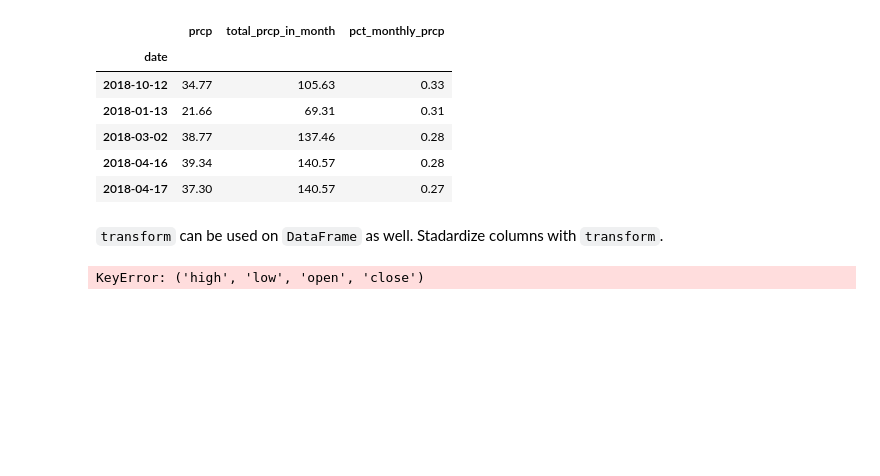
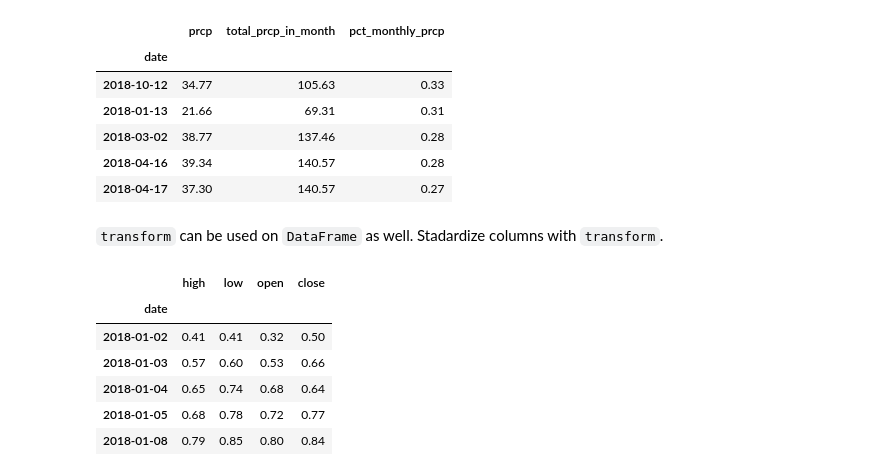
Before and after one commit to nadia-paz/ds-learning, a Jupyter notebook: data_analysis_pandas/07_df_operations.ipynb, the cells around one changed output. Drawn from its saved outputs; the diff is of its cells as text; code cells hidden in the pictures; blank space fills up the shorter version.

```diff
--- a/data_analysis_pandas/07_df_operations.ipynb
+++ b/data_analysis_pandas/07_df_operations.ipynb
@@ -859,8 +859,14 @@ weather.query('datatype == "PRCP"')\
 `transform` can be used on `DataFrame` as well. Stadardize columns with `transform`.
 # %%
 # fb standartized
-fb['high', 'low', 'open', 'close'].transform(
+fb[['high', 'low', 'open', 'close']].transform(
     lambda x: (x - x.mean()) / x.std()
 ).head()
 # %% [output]
-KeyError: ('high', 'low', 'open', 'close')
+|  | high | low | open | close |
+| date |  |  |  |  |
+| 2018-01-02 | 0.41 | 0.41 | 0.32 | 0.50 |
+| 2018-01-03 | 0.57 | 0.60 | 0.53 | 0.66 |
+| 2018-01-04 | 0.65 | 0.74 | 0.68 | 0.64 |
+| 2018-01-05 | 0.68 | 0.78 | 0.72 | 0.77 |
+| 2018-01-08 | 0.79 | 0.85 | 0.80 | 0.84 |
```
Also changed, not shown: parts of 12 cells of this notebook.
